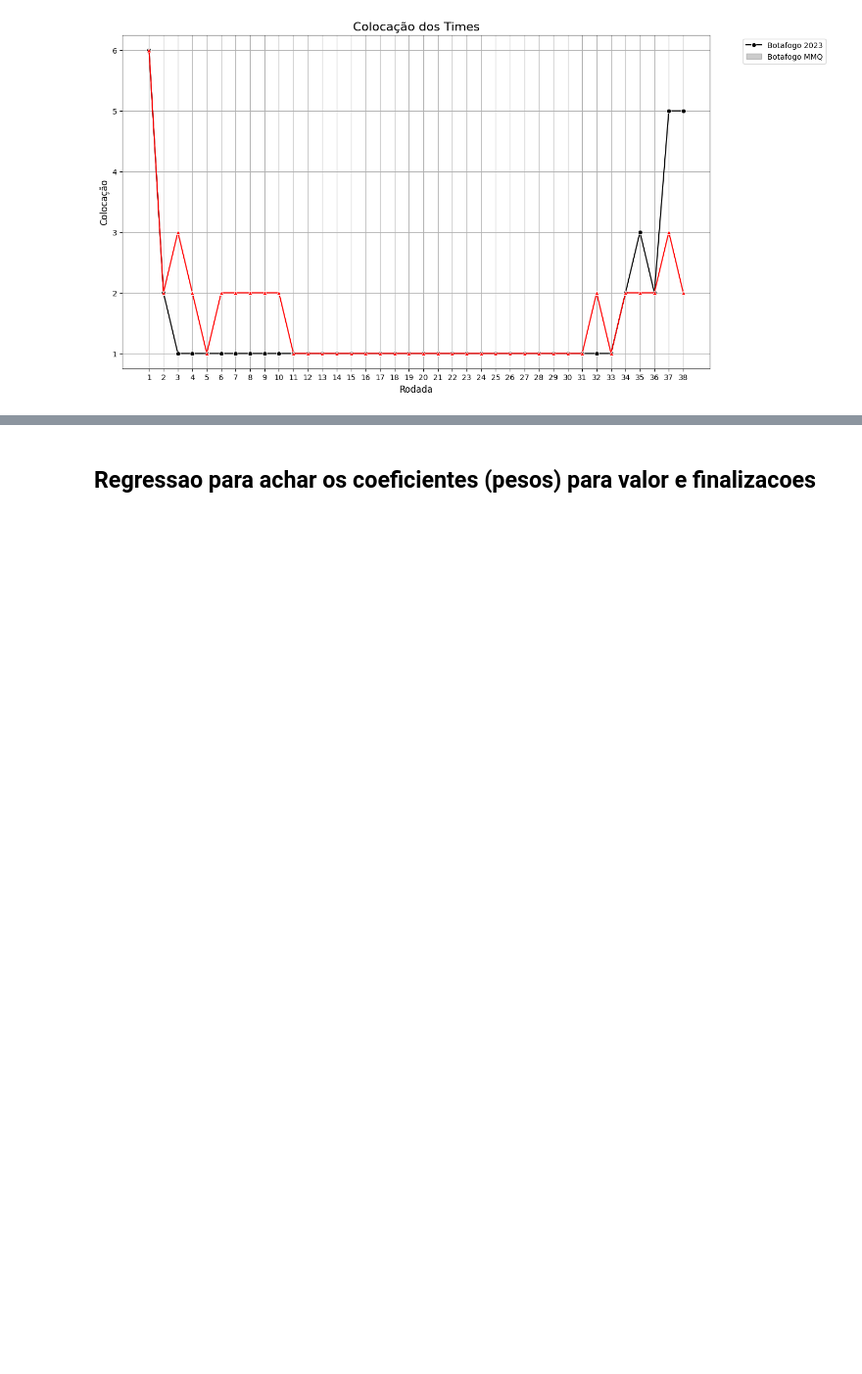
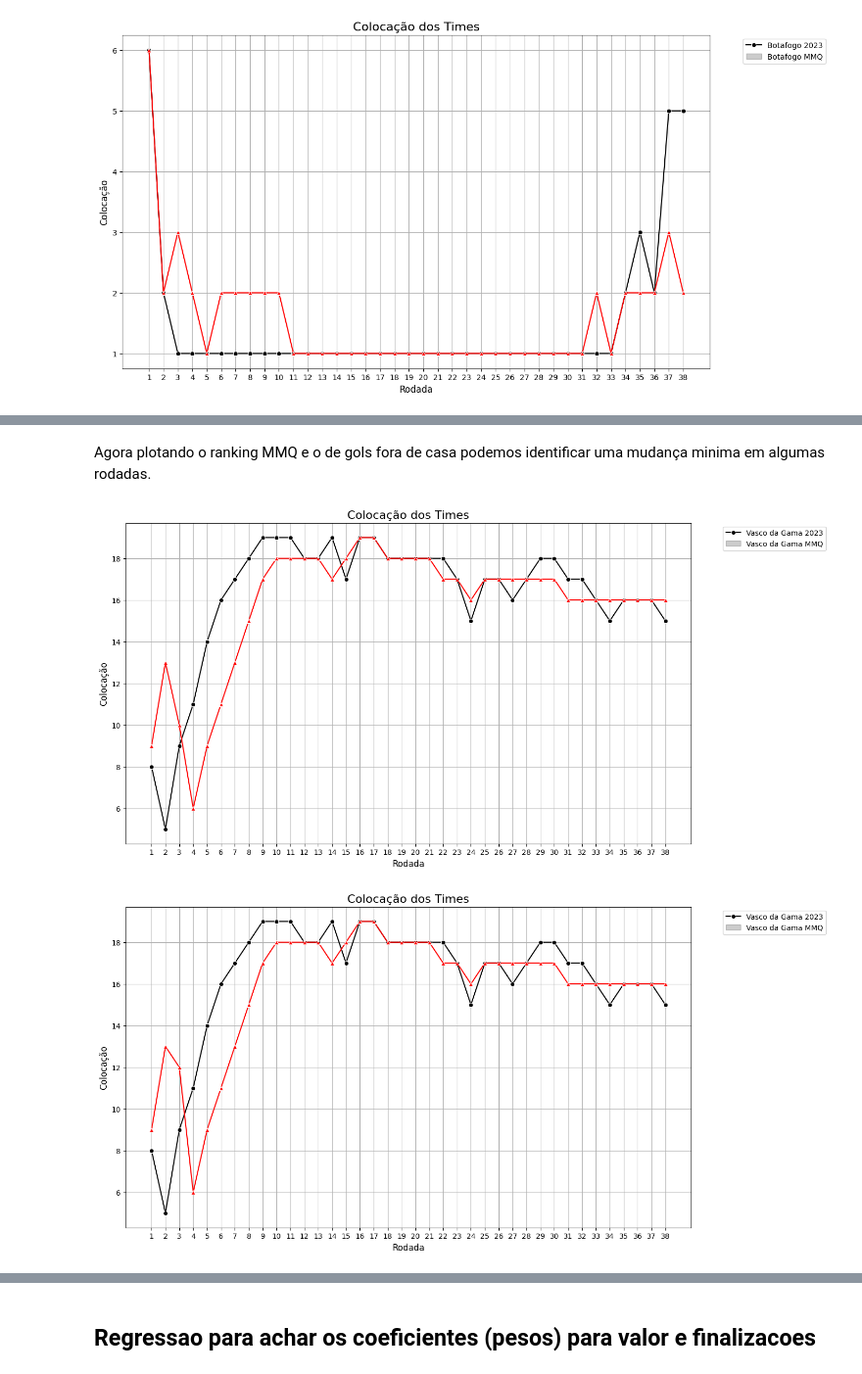
Before and after one commit to gbmartins9/Ranking-Brasileirao-CoCADa, a Jupyter notebook: cocada.ipynb, the cells around one changed output, grey strips where cells are left out. Shown at 98% size. Drawn from its saved outputs; the diff is of its cells as text; code cells hidden in the pictures; blank space fills up the shorter version.

```diff
--- a/cocada.ipynb
+++ b/cocada.ipynb
@@ -374,0 +609,9 @@ Melhor Peso: 1.0, Menor Erro: 1216.0
+# %% [markdown]
+Agora plotando o ranking MMQ e o de gols fora de casa podemos identificar uma mudança minima em algumas rodadas.
+# %%
+df_peso_gol_fora = rodadas_mmq(df, times, melhor_peso_gol)
+plot_rodadas("Vasco da Gama", df_ranking, df_peso_gol_fora,38)
+plot_rodadas("Vasco da Gama", df_ranking, df_ranking_mmq,38)
+# %% [output]
+[figure, added]
+[figure, added]
```
Also changed, not shown: parts of 64 cells of this notebook.
